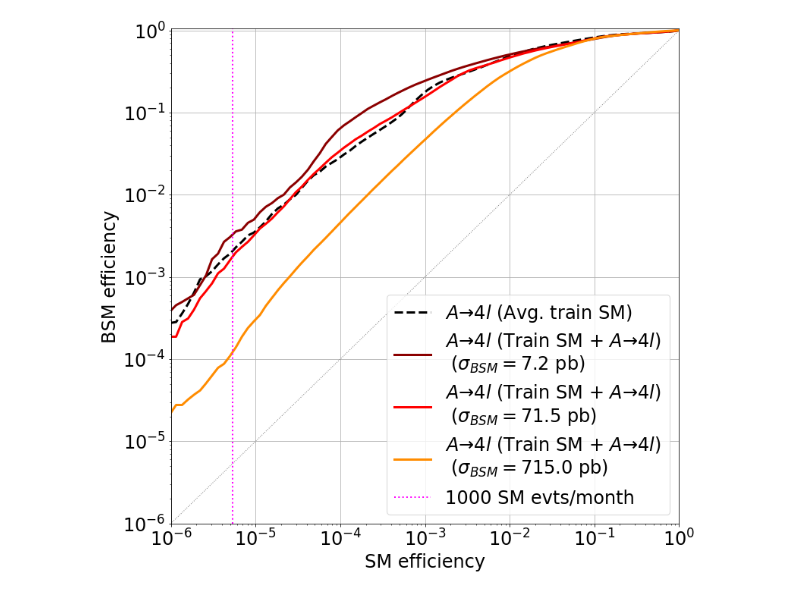
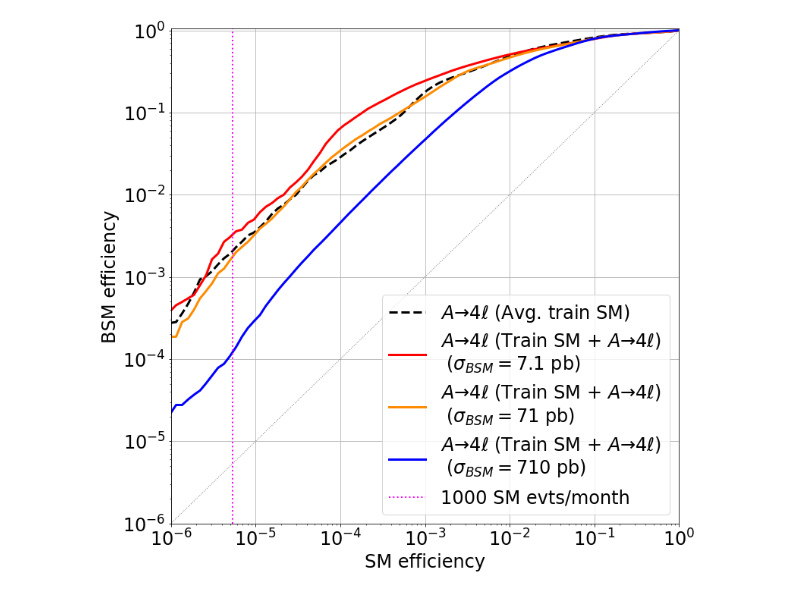
Before and after one commit to ocerri/AnomalyDetection, a Jupyter notebook: scripts/plot_ROCcurves_Ato4linjection.ipynb, the cells around one changed output. Cells and saved outputs as stored; diff of their text form; code cells hidden in the pictures.

```diff
--- a/scripts/plot_ROCcurves_Ato4linjection.ipynb
+++ b/scripts/plot_ROCcurves_Ato4linjection.ipynb
@@ -12,12 +12,12 @@ vCLF = 4
 Eff_SM = 5.38e-06
 use_loss = 'NLL'
 
-xsec_inj = 7.150 #pb
+xsec_inj = 7.10 #pb
 # %%
 # BSM_samples = ['Ato4l', 'Zprime', 'Wprime', 'leptoquark', 'hToTauTau', 'hChToTauNu']
 BSM_samples = ['Ato4l', 'leptoquark', 'hToTauTau', 'hChToTauNu']
 
-BSM_labels = {'Ato4l':r'$A\to 4l$',
+BSM_labels = {'Ato4l':r'$A\to 4\ell$',
               'leptoquark':r'$LQ$',
               'hToTauTau':r'$h\to \tau\tau$',
               'hChToTauNu':r'$h^{+}\to \tau\nu$'}
@@ -69,33 +69,36 @@ f = plt.figure(figsize=(12,12))
 plt.plot(eff_SM_std, mean_BSM_std,
          linestyle='--',
          lw=3,
          color='k',
          label='{} (Avg. train SM)'.format(BSM_labels[BSM_injected], np.mean(AUC_std), np.std(AUC_std)))
 
-bsm_colors = ['darkred', 'red', 'darkorange']
+bsm_colors = ['red', 'darkorange','blue']
 
 for i, k in enumerate(d_inj):
     d = d_inj[k]
+    label='{l} (Train SM + {l}) \n ($\sigma_{{BSM}} = {a:.0f}$ pb)'.format(l=BSM_labels[BSM_injected], a=k*xsec_inj)
+    if i==0:
+        label='{l} (Train SM + {l}) \n ($\sigma_{{BSM}} = {a:0.1f}$ pb)'.format(l=BSM_labels[BSM_injected], a=k*xsec_inj)
     plt.plot(d['eff_SM'], d['eff_BSM'],
              linestyle=style_inj,
              lw=3,
              color=bsm_colors[i],
-             label='{l} (Train SM + {l}) \n ($\sigma_{{BSM}} = {a:0.1f}$ pb)'.format(l=BSM_labels[BSM_injected], a=k*xsec_inj))
+             label=label)
 
 
 
 plt.plot([0, 1], [0, 1], color='gray', lw=1, linestyle=':')
 plt.plot([Eff_SM, Eff_SM], [1e-6, 1.05], color='magenta', lw=2, linestyle=':', label='1000 SM evts/month')
 plt.xlim([1e-6, 1.0])
 plt.ylim([1e-6, 1.05])
 plt.xlabel('SM efficiency')
 plt.ylabel('BSM efficiency')
 plt.title('')
 plt.legend(loc='lower right')
 plt.yscale('log')
 plt.xscale('log')
 plt.grid()
 
 plt.savefig('../fig/paper_fig/ROC_{}_injection.png'.format(BSM_injected))
 # %% [output]
-[figure, old version]
+[figure, new version]
```
Also changed, not shown: 19 other files.
